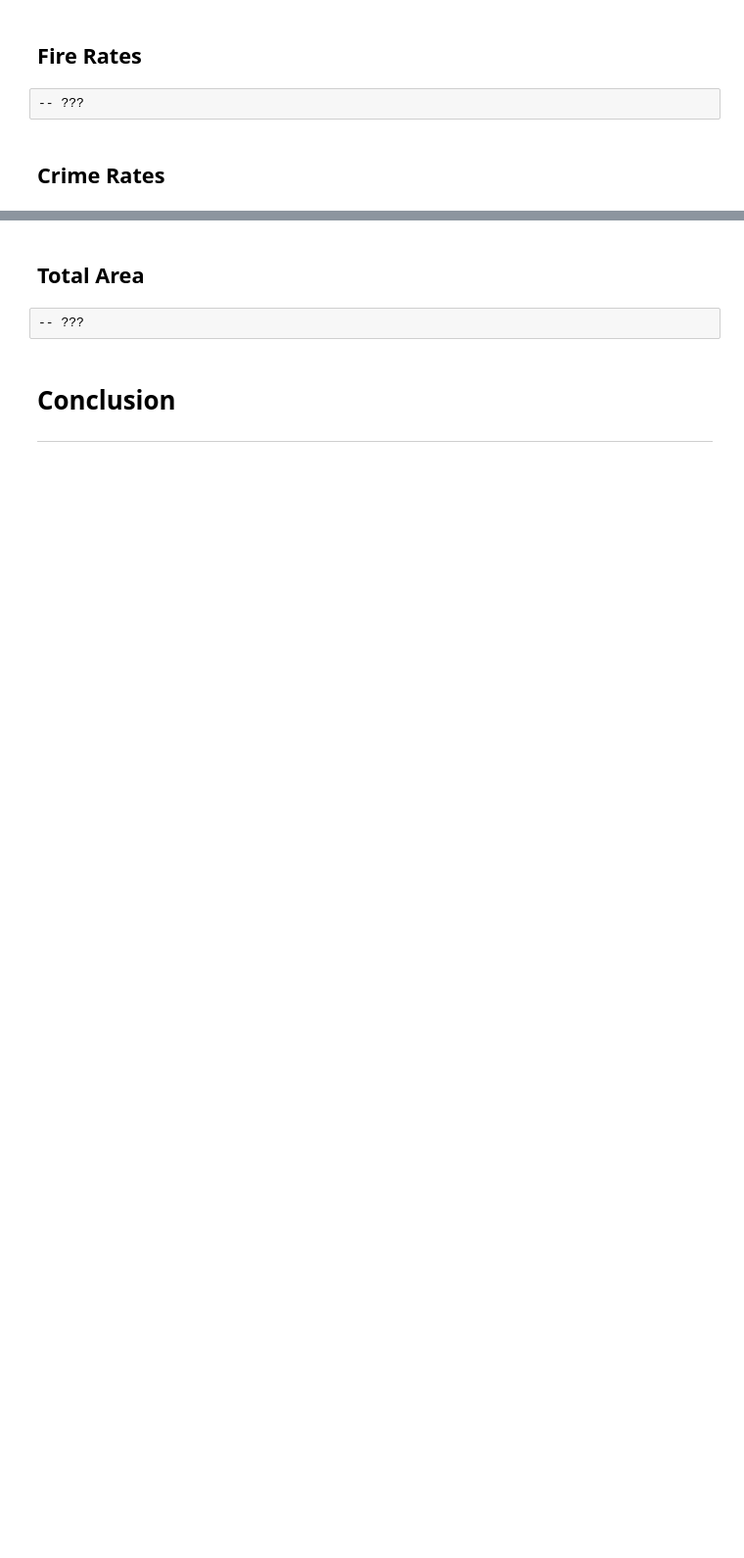
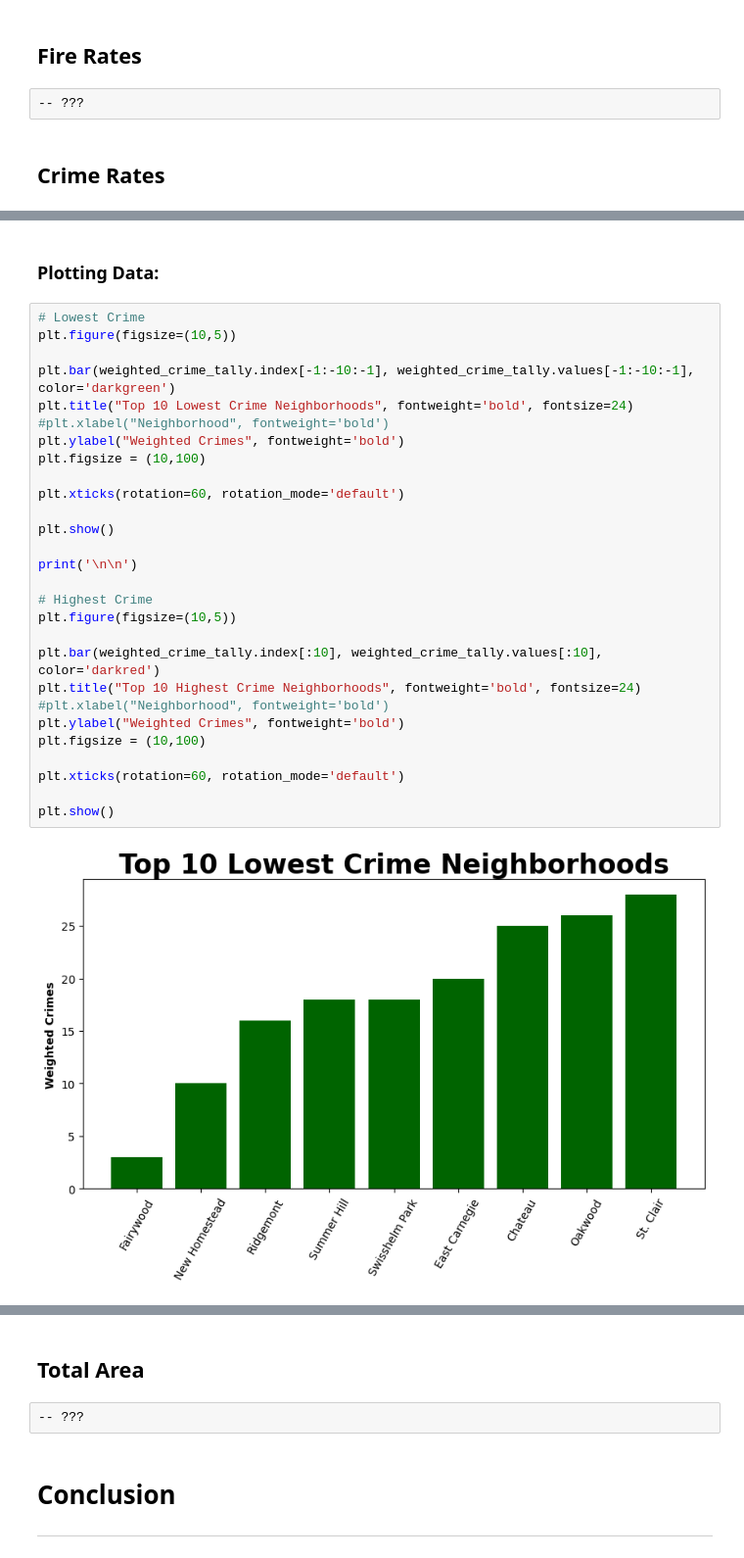
Before and after one commit to jkelly924/cmpinf0010-best-neighborhood, a Jupyter notebook: Final.ipynb, the cells around one changed output, grey strips where cells are left out. Shown at 98% size. Drawn from its saved outputs; the diff is of its cells as text; blank space fills up the shorter version.

Commit message:
Imported crime data into Final

```diff
--- a/Final.ipynb
+++ b/Final.ipynb
@@ -28,0 +89,32 @@ We are measuring this using three submetrics: **Fire Rates**, **Crime Rates**, a
+# %% [markdown]
+### Plotting Data:
+# %%
+# Lowest Crime
+plt.figure(figsize=(10,5))
+
+plt.bar(weighted_crime_tally.index[-1:-10:-1], weighted_crime_tally.values[-1:-10:-1], color='darkgreen')
+plt.title("Top 10 Lowest Crime Neighborhoods", fontweight='bold', fontsize=24)
+#plt.xlabel("Neighborhood", fontweight='bold')
+plt.ylabel("Weighted Crimes", fontweight='bold')
+plt.figsize = (10,100)
+
+plt.xticks(rotation=60, rotation_mode='default')
+
+plt.show()
+
+print('\n\n')
+
+# Highest Crime
+plt.figure(figsize=(10,5))
+
+plt.bar(weighted_crime_tally.index[:10], weighted_crime_tally.values[:10], color='darkred')
+plt.title("Top 10 Highest Crime Neighborhoods", fontweight='bold', fontsize=24)
+#plt.xlabel("Neighborhood", fontweight='bold')
+plt.ylabel("Weighted Crimes", fontweight='bold')
+plt.figsize = (10,100)
+
+plt.xticks(rotation=60, rotation_mode='default')
+
+plt.show()
+# %% [output]
+[figure, added]
```
Also changed, not shown: parts of 7 cells of this notebook.
